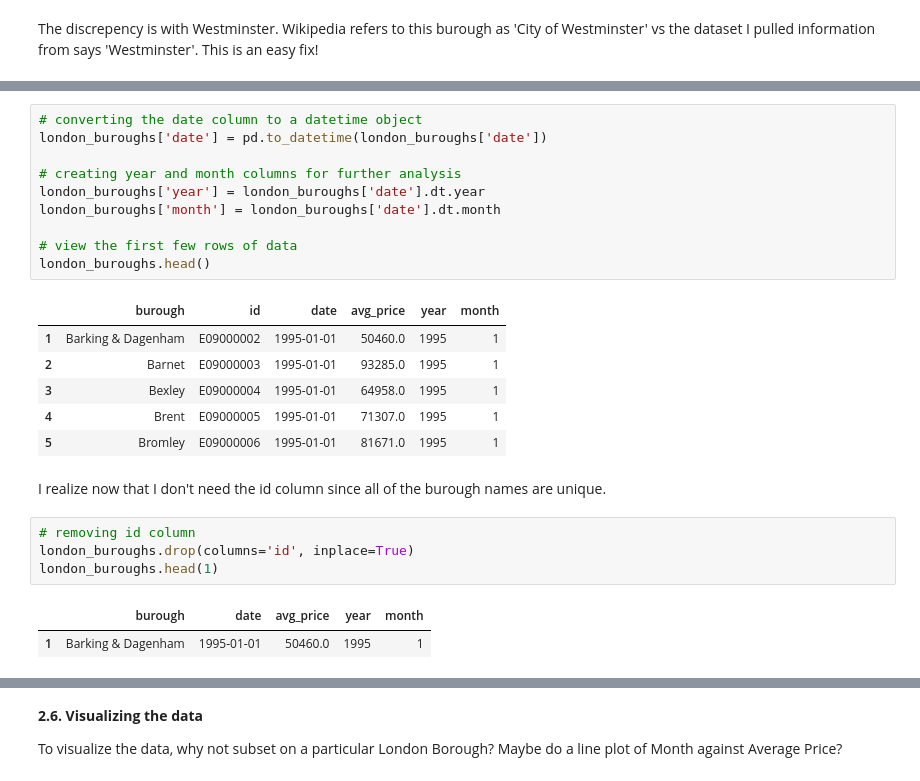
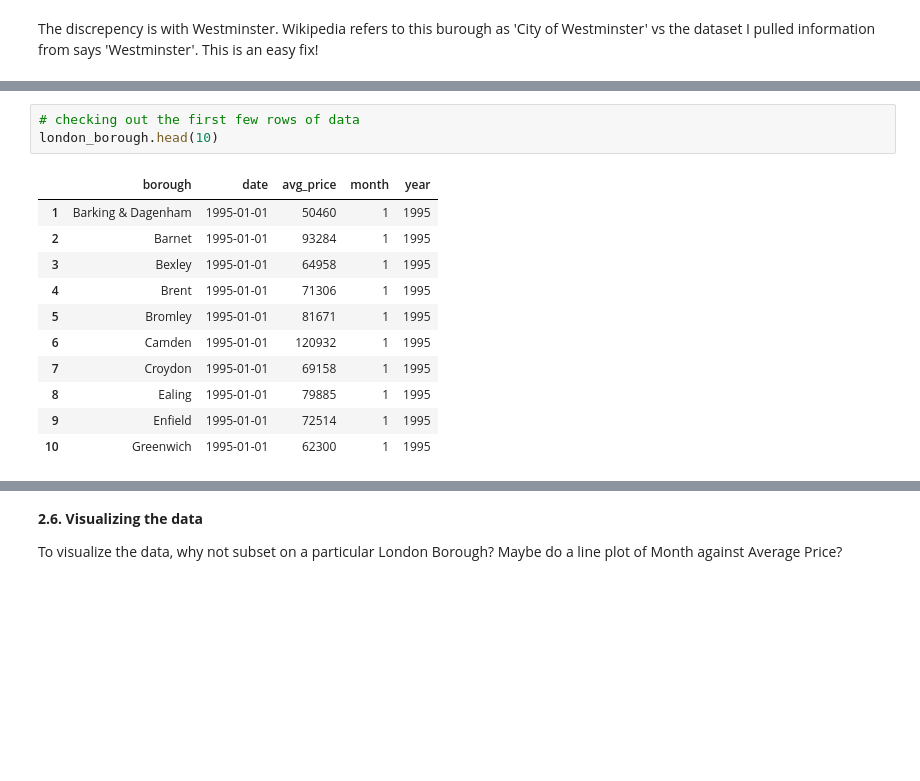
Before and after one commit to dezertdweller/springboard-data-science-projects, a Jupyter notebook: london-housing-analysis.ipynb, the cells around one changed output, grey strips where cells are left out. Cells and saved outputs as stored; diff of their text form; blank space fills up the shorter version.

```diff
--- a/london-housing-analysis.ipynb
+++ b/london-housing-analysis.ipynb
@@ -488,26 +440,15 @@ Whether you go ahead with this is up to you. Just so long as you answer our init
-# %%
-# converting the date column to a datetime object
-london_buroughs['date'] = pd.to_datetime(london_buroughs['date'])
-
-# creating year and month columns for further analysis
-london_buroughs['year'] = london_buroughs['date'].dt.year
-london_buroughs['month'] = london_buroughs['date'].dt.month
-
-# view the first few rows of data
-london_buroughs.head()
-# %% [output]
-|  | burough | id | date | avg_price | year | month |
-| 1 | Barking & Dagenham | E09000002 | 1995-01-01 | 50460.0 | 1995 | 1 |
-| 2 | Barnet | E09000003 | 1995-01-01 | 93285.0 | 1995 | 1 |
-| 3 | Bexley | E09000004 | 1995-01-01 | 64958.0 | 1995 | 1 |
-| 4 | Brent | E09000005 | 1995-01-01 | 71307.0 | 1995 | 1 |
-| 5 | Bromley | E09000006 | 1995-01-01 | 81671.0 | 1995 | 1 |
-# %% [markdown]
-I realize now that I don't need the id column since all of the burough names are unique.
-# %%
-# removing id column
-london_buroughs.drop(columns='id', inplace=True)
-london_buroughs.head(1)
-# %% [output]
-|  | burough | date | avg_price | year | month |
-| 1 | Barking & Dagenham | 1995-01-01 | 50460.0 | 1995 | 1 |
+# %%
+# checking out the first few rows of data
+london_borough.head(10)
+# %% [output]
+|  | borough | date | avg_price | month | year |
+| 1 | Barking & Dagenham | 1995-01-01 | 50460 | 1 | 1995 |
+| 2 | Barnet | 1995-01-01 | 93284 | 1 | 1995 |
+| 3 | Bexley | 1995-01-01 | 64958 | 1 | 1995 |
+| 4 | Brent | 1995-01-01 | 71306 | 1 | 1995 |
+| 5 | Bromley | 1995-01-01 | 81671 | 1 | 1995 |
+| 6 | Camden | 1995-01-01 | 120932 | 1 | 1995 |
+| 7 | Croydon | 1995-01-01 | 69158 | 1 | 1995 |
+| 8 | Ealing | 1995-01-01 | 79885 | 1 | 1995 |
+| 9 | Enfield | 1995-01-01 | 72514 | 1 | 1995 |
+| 10 | Greenwich | 1995-01-01 | 62300 | 1 | 1995 |
```
Also changed, not shown: parts of 73 cells of this notebook.
